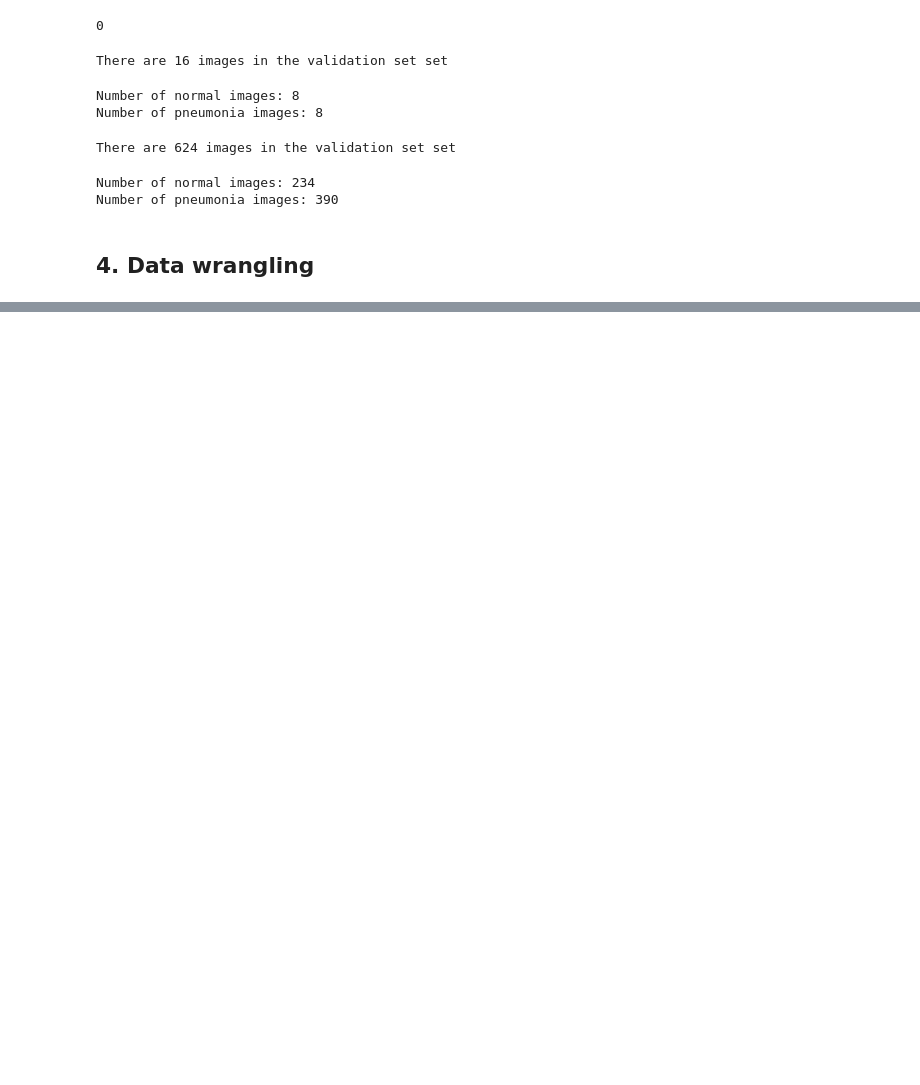
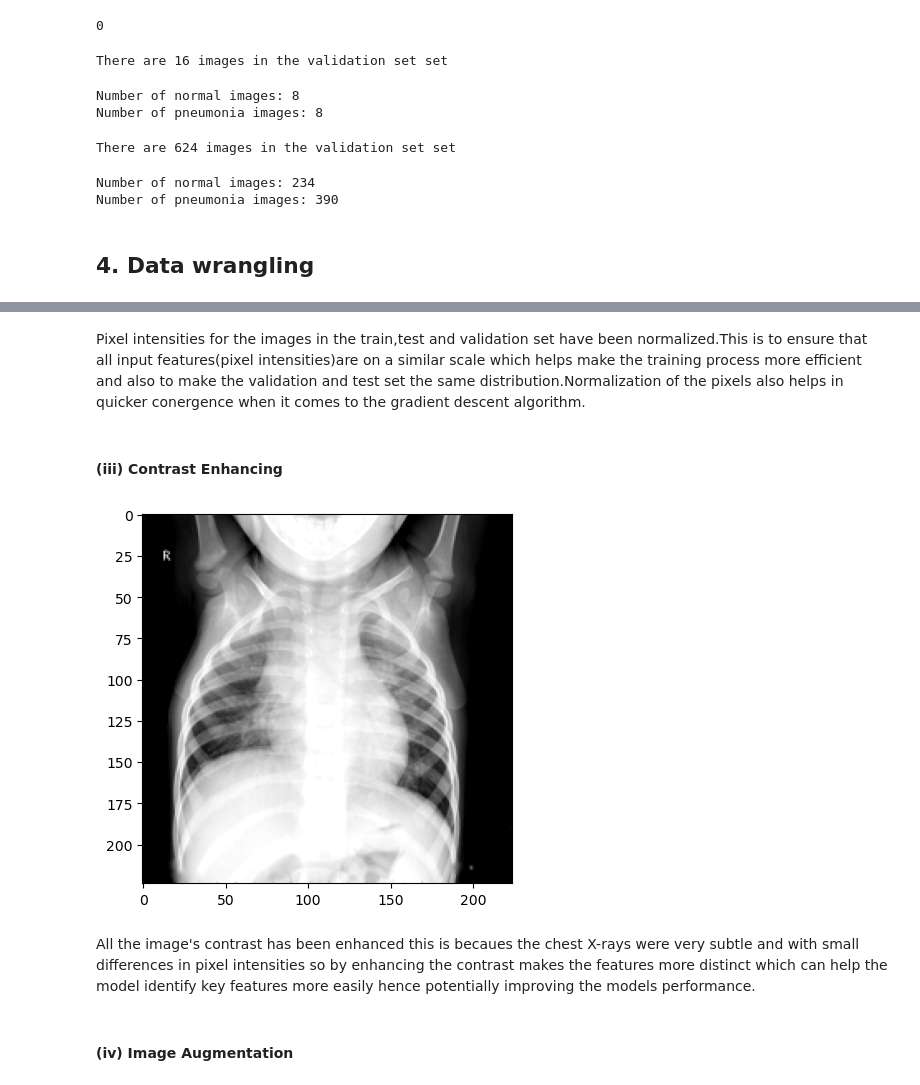
Before and after one commit to KimberlyWairimu/Phase-4-Project, a Jupyter notebook: The Notebook.ipynb, the cells around one changed output, grey strips where cells are left out. Drawn from its saved outputs; the diff is of its cells as text; code cells hidden in the pictures; blank space fills up the shorter version.

```diff
--- a/The Notebook.ipynb
+++ b/The Notebook.ipynb
@@ -205,0 +226,5 @@ Number of pneumonia images: 390
+# %%
+#invoking the function on the lists
+images = convert_to_numpy(images)
+images_val = convert_to_numpy(images_val)
+images_test = convert_to_numpy(images_test)
@@ -205,0 +248,5 @@ Number of pneumonia images: 390
+# %%
+size =(224,224)
+images = resize_images(images, size)
+images_val = resize_images(images_val, size)
+images_test = resize_images(images_test, size)
@@ -205,0 +299,45 @@ Number of pneumonia images: 390
+# %%
+#creating a function to normalize the pixels
+def normalize_images(image_list):
+    normalized_images = []
+    for img in image_list:
+        img = img / 255.0
+        normalized_images.append(img)
+    return normalized_images
+
+# usage
+images = normalize_images(images)
+images_val = normalize_images(images_val)
+images_test = normalize_images(images_test)
+# %% [markdown]
+Pixel intensities for the images in the train,test and validation set have been normalized.This is to ensure that all input features(pixel intensities)are on a similar scale which helps make the training process more efficient and also to make the validation and test set the same distribution.Normalization of the pixels also helps in quicker conergence when it comes to the gradient descent algorithm.
+# %% [markdown]
+#### (iii) Contrast Enhancing
+# %%
+#creating a function to enhance the contrast in the images
+def enhance_contrast(image_list, enhancement_factor=1.8):
+    enhanced_images = []
+    for img in image_list:
+        # Converting numpy array to PIL Image
+        img = Image.fromarray((img * 255).astype(np.uint8))
+        enhancer = ImageEnhance.Contrast(img)
+        enhanced_im = enhancer.enhance(enhancement_factor)
+        # Converting PIL Image back to numpy array
+        enhanced_im = np.array(enhanced_im) / 255
+        enhanced_images.append(enhanced_im)
+    return enhanced_images
+
+# Enhancing contrast for training, validation, and test sets
+images = enhance_contrast(images)
+images_val = enhance_contrast(images_val)
+images_test = enhance_contrast(images_test)
+# %%
+#viewing the third image of the validation set
+plt.imshow(images_val[4], cmap='gray')
+plt.show()
+# %% [output]
+[figure, added]
+# %% [markdown]
+All the image's contrast has been enhanced this is becaues the chest X-rays were very subtle and with small differences in pixel intensities so by enhancing the contrast makes the features more distinct which can help the model identify key features more easily hence potentially improving the models performance.
+# %% [markdown]
+#### (iv) Image Augmentation
```
Also changed, not shown: parts of 21 cells of this notebook.
